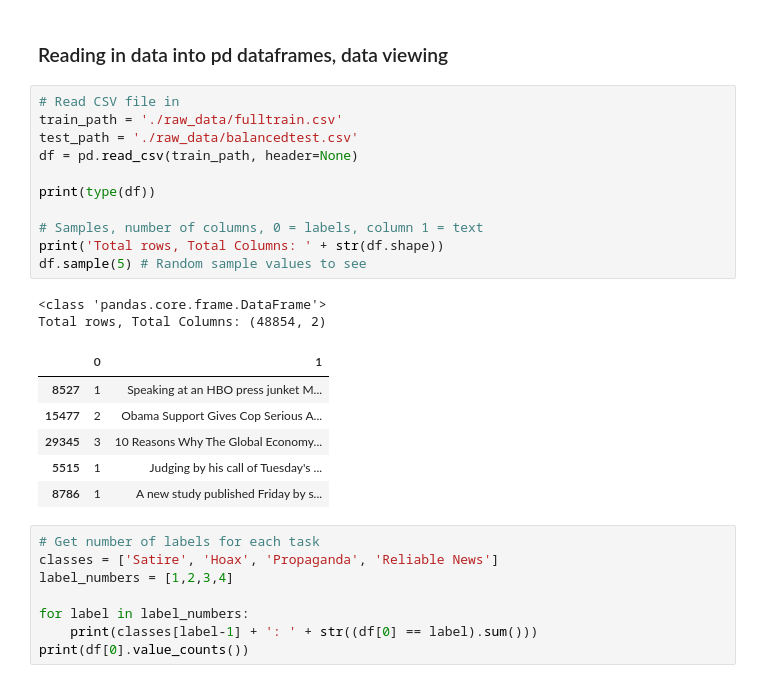
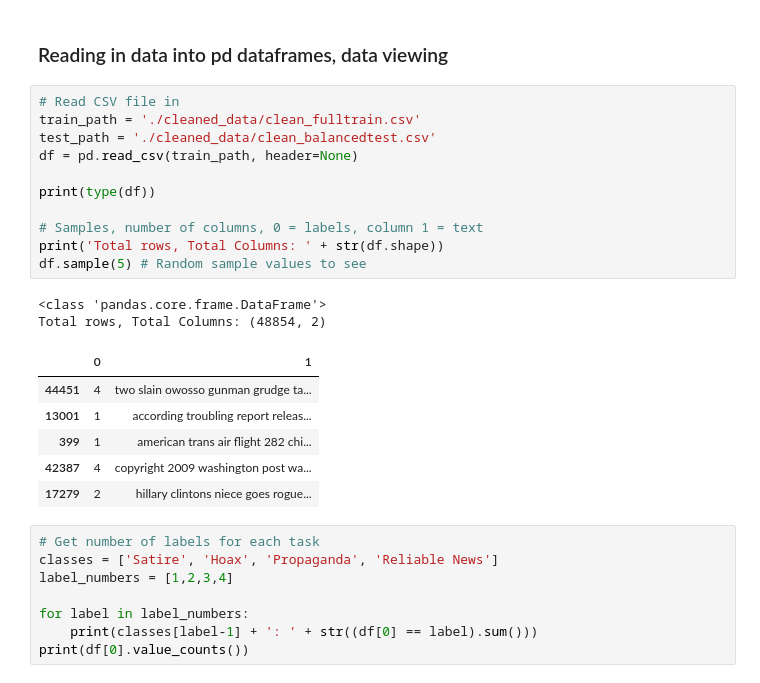
Before and after one commit to dojh111/CS4248-Project---Labelled-Unreliable-News, a Jupyter notebook: LSTM_Evaluation.ipynb, the cells around one changed output. Cells and saved outputs as stored; diff of their text form.

```diff
--- a/LSTM_Evaluation.ipynb
+++ b/LSTM_Evaluation.ipynb
@@ -18,24 +18,24 @@ from tensorflow.keras.preprocessing.sequence import pad_sequences
 ### Reading in data into pd dataframes, data viewing
 # %%
 # Read CSV file in
-train_path = './raw_data/fulltrain.csv'
-test_path = './raw_data/balancedtest.csv'
+train_path = './cleaned_data/clean_fulltrain.csv'
+test_path = './cleaned_data/clean_balancedtest.csv'
 df = pd.read_csv(train_path, header=None)
 
 print(type(df))
 
 # Samples, number of columns, 0 = labels, column 1 = text
 print('Total rows, Total Columns: ' + str(df.shape))
 df.sample(5) # Random sample values to see
 # %% [output]
 <class 'pandas.core.frame.DataFrame'>
 Total rows, Total Columns: (48854, 2)
 |  | 0 | 1 |
-| 8527 | 1 | Speaking at an HBO press junket M... |
-| 15477 | 2 | Obama Support Gives Cop Serious A... |
-| 29345 | 3 | 10 Reasons Why The Global Economy... |
-| 5515 | 1 | Judging by his call of Tuesday's ... |
-| 8786 | 1 | A new study published Friday by s... |
+| 44451 | 4 | two slain owosso gunman grudge ta... |
+| 13001 | 1 | according troubling report releas... |
+| 399 | 1 | american trans air flight 282 chi... |
+| 42387 | 4 | copyright 2009 washington post wa... |
+| 17279 | 2 | hillary clintons niece goes rogue... |
 # %%
 # Get number of labels for each task
 classes = ['Satire', 'Hoax', 'Propaganda', 'Reliable News']
```
Also changed, not shown: parts of 14 cells of this notebook, 2 other files.
